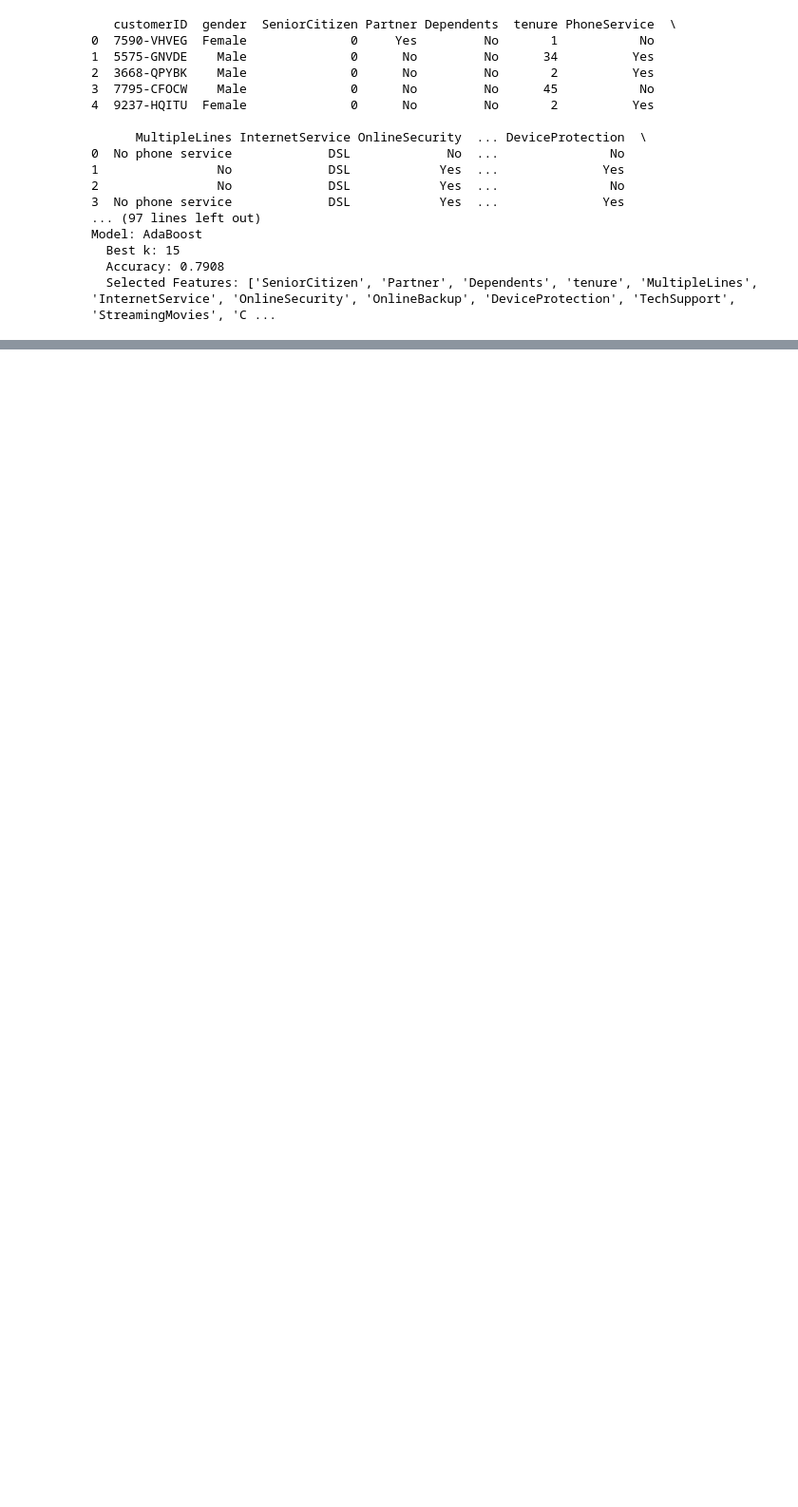
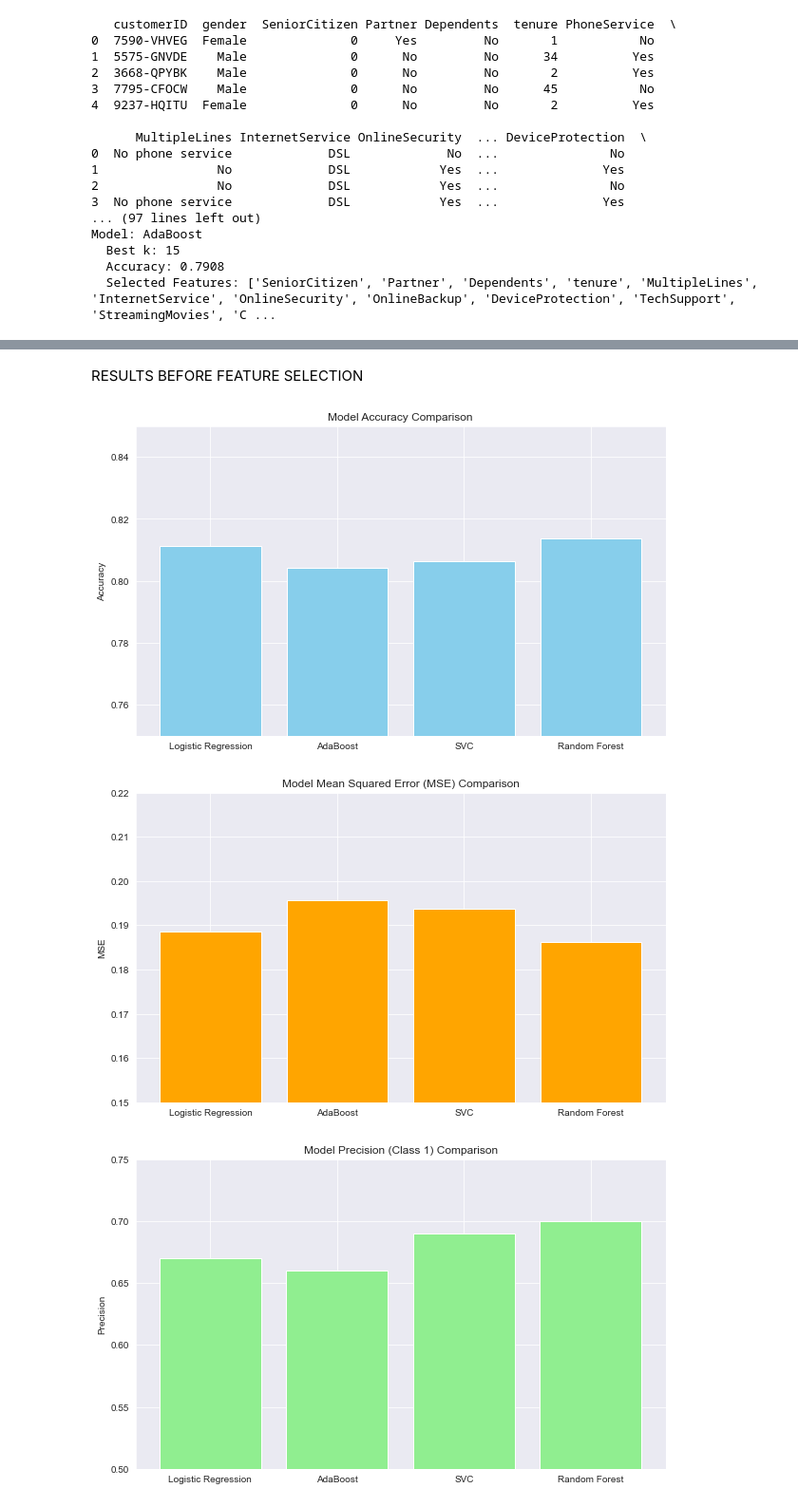
Before and after one commit to berkinozturk/Customer-Churn-Prediction, a Jupyter notebook: Customer Churn Prediction.ipynb, the cells around one changed output, grey strips where cells are left out. Shown at 95% size. Drawn from its saved outputs; the diff is of its cells as text; code cells hidden in the pictures; blank space fills up the shorter version.

```diff
--- a/Customer Churn Prediction.ipynb
+++ b/Customer Churn Prediction.ipynb
@@ -898,0 +946,45 @@ Model: AdaBoost
+# %% [markdown]
+RESULTS BEFORE FEATURE SELECTION
+# %%
+# Data preparation for visualization
+models = ["Logistic Regression", "AdaBoost", "SVC", "Random Forest"]
+accuracy = [0.8113, 0.8043, 0.8062, 0.8137]
+precision_class1 = [0.67, 0.66, 0.69, 0.70]
+f1_score_class1 = [0.62, 0.59, 0.57, 0.60]
+mse = [0.1886, 0.1957, 0.1938, 0.1863]
+
+# Plot Accuracy
+plt.figure(figsize=(10, 6))
+plt.bar(models, accuracy, color="skyblue")
+plt.title("Model Accuracy Comparison")
+plt.ylabel("Accuracy")
+plt.ylim(0.75, 0.85)
+plt.show()
+
+# Plot MSE
+plt.figure(figsize=(10, 6))
+plt.bar(models, mse, color="orange")
+plt.title("Model Mean Squared Error (MSE) Comparison")
+plt.ylabel("MSE")
+plt.ylim(0.15, 0.22)
+plt.show()
+
+# Plot Precision for Class 1
+plt.figure(figsize=(10, 6))
+plt.bar(models, precision_class1, color="lightgreen")
+plt.title("Model Precision (Class 1) Comparison")
+plt.ylabel("Precision")
+plt.ylim(0.5, 0.75)
+plt.show()
+
+# Plot F1-Score for Class 1
+plt.figure(figsize=(10, 6))
+plt.bar(models, f1_score_class1, color="lightcoral")
+plt.title("Model F1-Score (Class 1) Comparison")
+plt.ylabel("F1-Score")
+plt.ylim(0.5, 0.75)
+plt.show()
+# %% [output]
+[figure, added]
+[figure, added]
+[figure, added]
```
Also changed, not shown: parts of 5 cells of this notebook.
